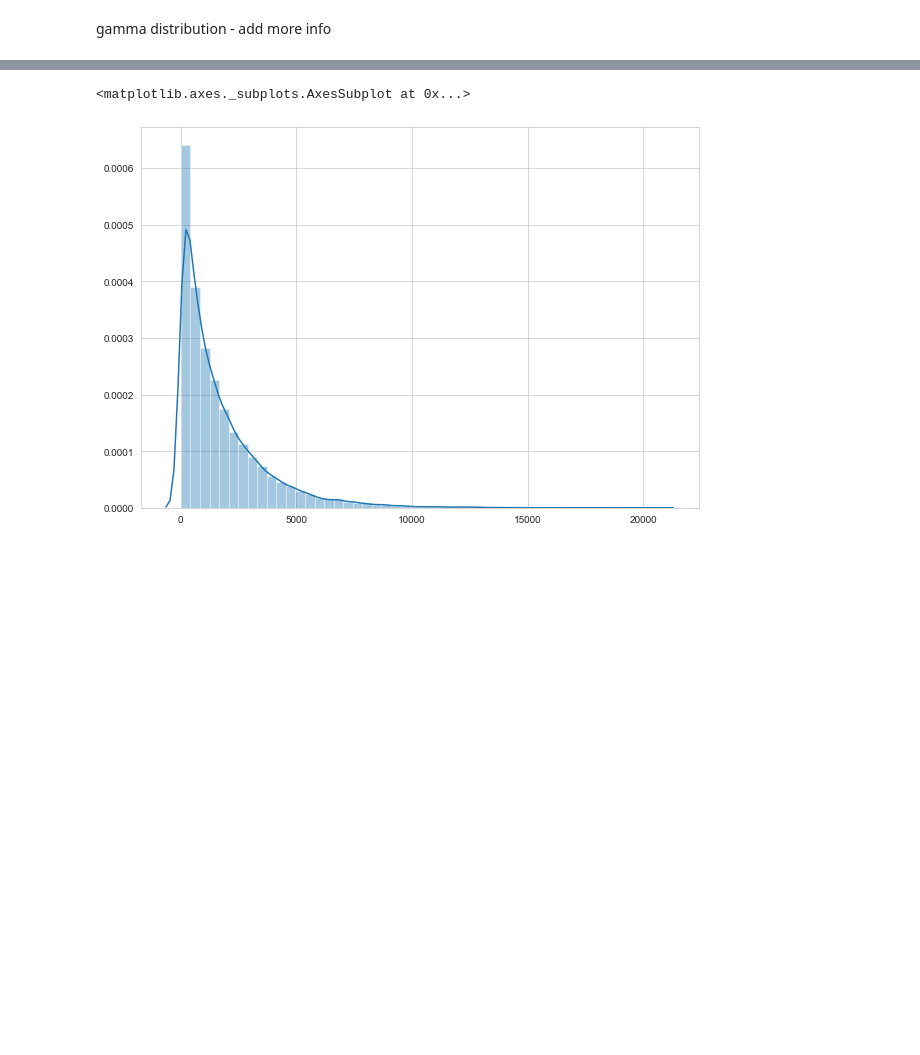
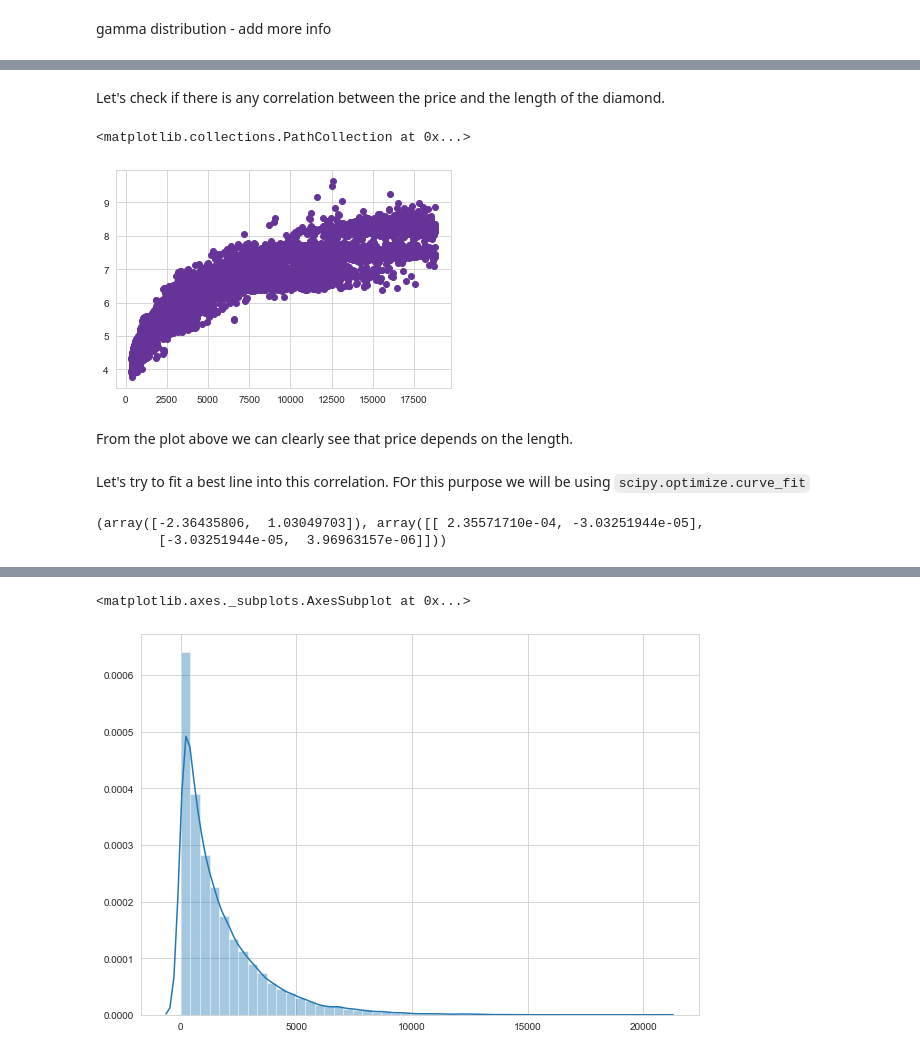
Before and after one commit to JuliaMal/ProgDA_Project2, a Jupyter notebook: Project2.ipynb, the cells around one changed output, grey strips where cells are left out. Cells and saved outputs as stored; diff of their text form; code cells hidden in the pictures; blank space fills up the shorter version.

```diff
--- a/Project2.ipynb
+++ b/Project2.ipynb
@@ -124,0 +151,19 @@ If we compare the Mean and Standard deviation of the simulated price with the ac
+# %% [markdown]
+Let's check if there is any correlation between the price and the length of the diamond.
+# %%
+plt.scatter(df['price'], df['length'], color="rebeccapurple")
+# %% [output]
+<matplotlib.collections.PathCollection at 0x...>
+[figure, added]
+# %% [markdown]
+From the plot above we can clearly see that price depends on the length.
+# %% [markdown]
+Let's try to fit a best line into this correlation. FOr this purpose we will be using `scipy.optimize.curve_fit`
+# %%
+x_p = df['price']
+y_l = df['length']
+
+scipy.optimize.curve_fit(lambda t, a, b: a + b*np.log(t),  x_p,  y_l)
+# %% [output]
+(array([-2.36435806,  1.03049703]), array([[ 2.35571710e-04, -3.03251944e-05],
+        [-3.03251944e-05,  3.96963157e-06]]))
```
Also changed, not shown: parts of 59 cells of this notebook, 2 other files.
